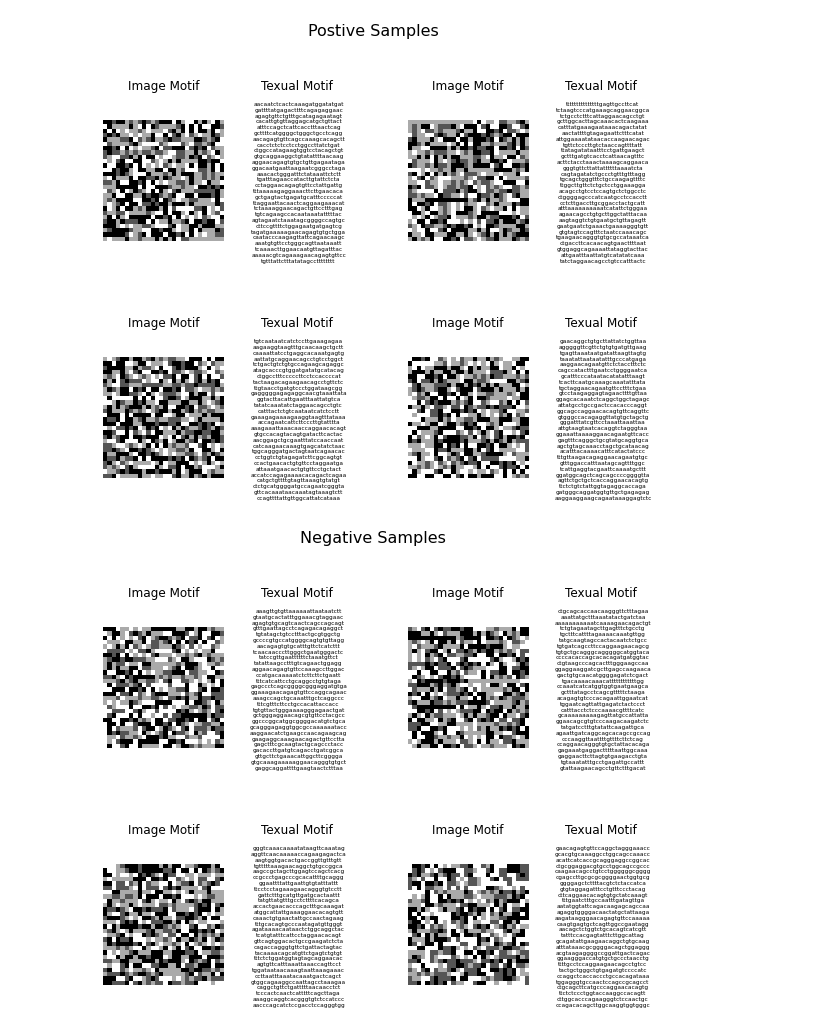
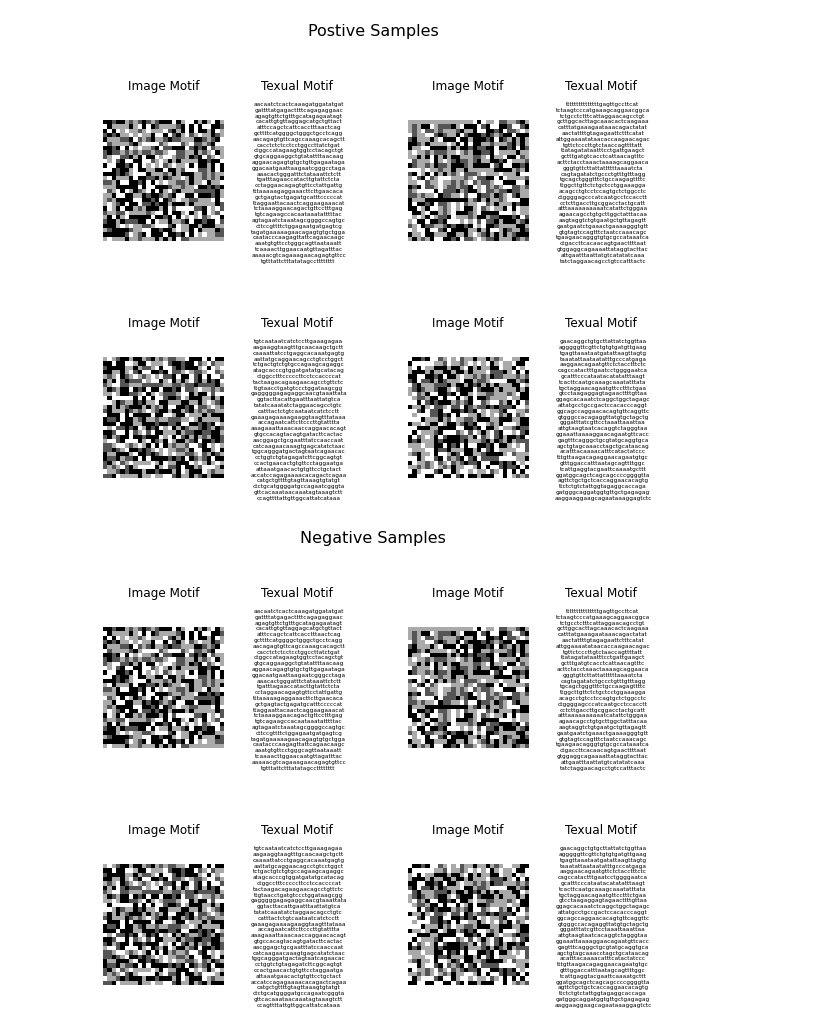
Before and after one commit to m3sibti/genomic_datascience, a Jupyter notebook: PixelMotifGAN.ipynb, the cells around one changed output. Saved outputs shown, nothing was run; the diff lists cells and outputs as text; code cells hidden in the pictures.

```diff
--- a/PixelMotifGAN.ipynb
+++ b/PixelMotifGAN.ipynb
@@ -333,14 +340,16 @@ x_pos_train_chr = np.empty(shape=(total_pos_imgs, 28, 28), dtype='str')
 x_neg_train_pix = np.empty(shape=(total_neg_imgs, 28, 28, 1))
 x_neg_train_chr = np.empty(shape=(total_neg_imgs, 28, 28), dtype='str')
 
-for i, img_data in enumerate(pos_imgs_data):
+print('Creating positive images..')
+for i, img_data in tqdm(enumerate(pos_imgs_data)):
   # convert strings to lower case
   img_data = img_data.lower()
   # convert characters into numbers
   x_pos_train_pix[i] = np.asarray([giveNumberAgainstChar(i) for i in img_data]).reshape(28, 28, 1)
   x_pos_train_chr[i] = np.asarray([list(img_data)]).reshape(28, 28)
 
-for i, img_data in enumerate(neg_imgs_data):
+print('Creating negative images..')
+for i, img_data in tqdm(enumerate(neg_imgs_data)):
   # convert strings to lower case
   img_data = img_data.lower()
   # convert characters into numbers
@@ -348,6 +357,6 @@ for i, img_data in enumerate(neg_imgs_data):
   x_neg_train_chr[i] = np.asarray([list(img_data)]).reshape(28, 28)
 
 # print shapes
-print('Shapes of positive array',x_pos_train_pix.shape, x_pos_train_chr.shape)
+print('\nShapes of positive array',x_pos_train_pix.shape, x_pos_train_chr.shape)
 print('Shapes of negative array', x_neg_train_pix.shape, x_neg_train_chr.shape)
 # %% [output]
@@ -403,0 +456,5 @@ def show_coupled(n_rows=2, n_cols=2, data=None, title=None):
+# %%
+pos_nparr = np.load('pos_motifs.npz')
+pos_imgs = pos_nparr['arr_0']
+pos_chars = pos_nparr['arr_1']
+print(pos_imgs.shape)
@@ -403,0 +465,5 @@ def show_coupled(n_rows=2, n_cols=2, data=None, title=None):
+# %%
+neg_nparr = np.load('neg_motifs.npz')
+neg_imgs = pos_nparr['arr_0']
+neg_chars = pos_nparr['arr_1']
+print(neg_imgs.shape)
@@ -408,7 +478,7 @@ show_coupled(data=(x_pos_train_pix, x_pos_train_chr),
 # %% [output]
 [figure]
 # %%
-show_coupled(data=(x_neg_train_pix, x_neg_train_chr),
+show_coupled(data=(neg_imgs, neg_chars),
              title='Negative Samples')
 # %% [output]
-[figure, old version]
+[figure, new version]
```
Also changed, not shown: parts of 22 cells of this notebook.
